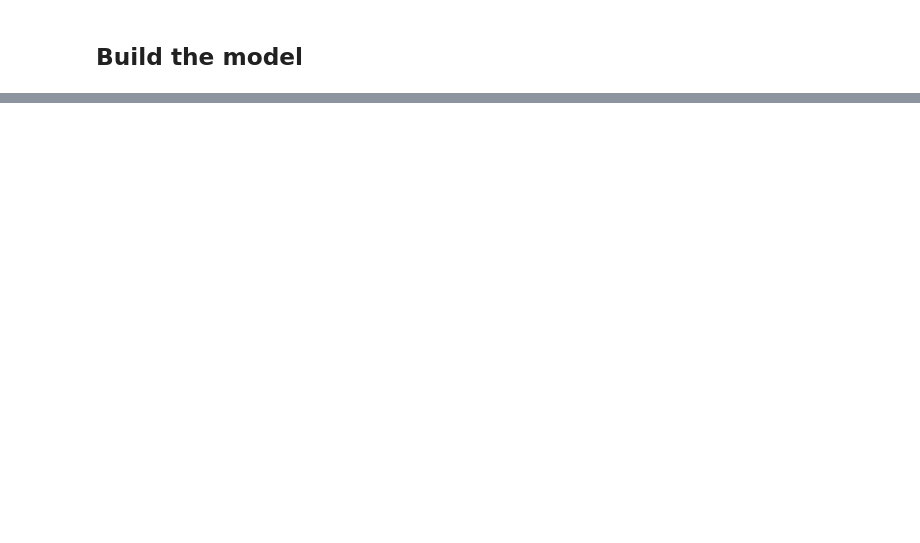
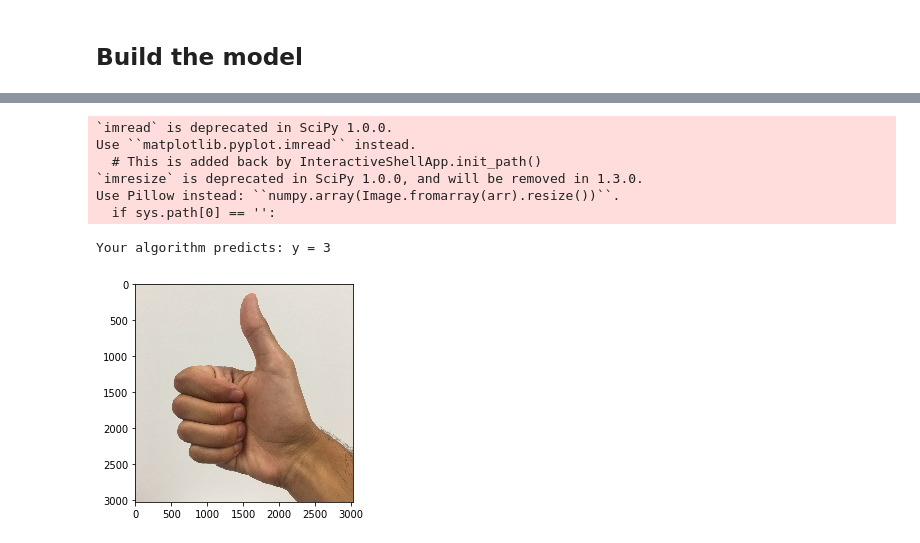
Before and after one commit to marcopeix/Deep_Learning_AI, a Jupyter notebook: 2.Improving Deep Neural Networks/3.Hyperparameter Tuning, Batch Normalization and Programming Frameworks/Tensorflow Application.ipynb, the cells around one changed output, grey strips where cells are left out. Cells and saved outputs as stored; diff of their text form; code cells hidden in the pictures; blank space fills up the shorter version.

```diff
--- a/2.Improving Deep Neural Networks/3.Hyperparameter Tuning, Batch Normalization and Programming Frameworks/Tensorflow Application.ipynb
+++ b/2.Improving Deep Neural Networks/3.Hyperparameter Tuning, Batch Normalization and Programming Frameworks/Tensorflow Application.ipynb
@@ -386,0 +415,24 @@ def model(X_train, Y_train, X_test, Y_test, learning_rate=0.0001, num_epochs=150
+# %%
+import scipy
+from PIL import Image
+from scipy import ndimage
+
+my_image = "thumbs_up.jpg"
+
+# Preprocess image
+fname = my_image
+image = np.array(ndimage.imread(fname, flatten=False))
+my_image = scipy.misc.imresize(image, size=(64, 64)).reshape((1, 64 * 64 * 3)).T
+my_image_prediction = predict(my_image, parameters)
+
+plt.imshow(image)
+print("Your algorithm predicts: y = " + str(np.squeeze(my_image_prediction)))
+# %% [output]
+`imread` is deprecated in SciPy 1.0.0.
+Use ``matplotlib.pyplot.imread`` instead.
+  # This is added back by InteractiveShellApp.init_path()
+`imresize` is deprecated in SciPy 1.0.0, and will be removed in 1.3.0.
+Use Pillow instead: ``numpy.array(Image.fromarray(arr).resize())``.
+  if sys.path[0] == '':
+Your algorithm predicts: y = 3
+[figure, added]
```
Also changed, not shown: parts of 12 cells of this notebook.
